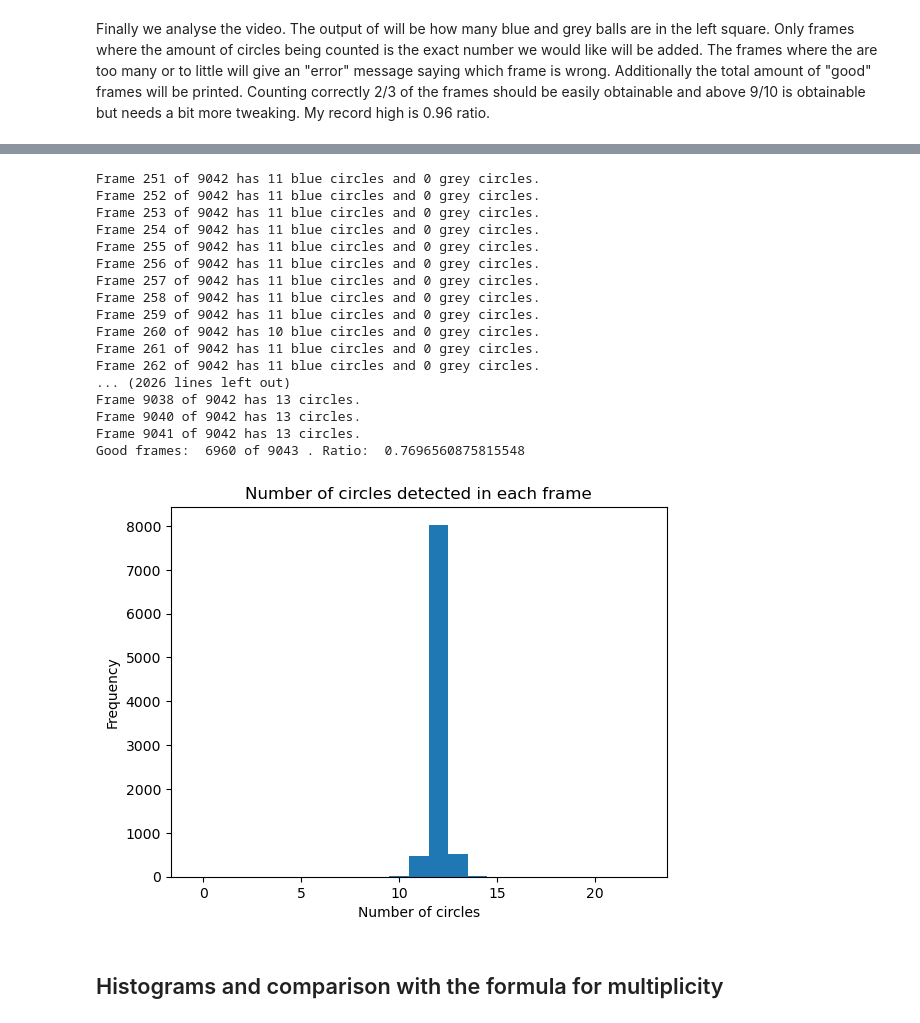
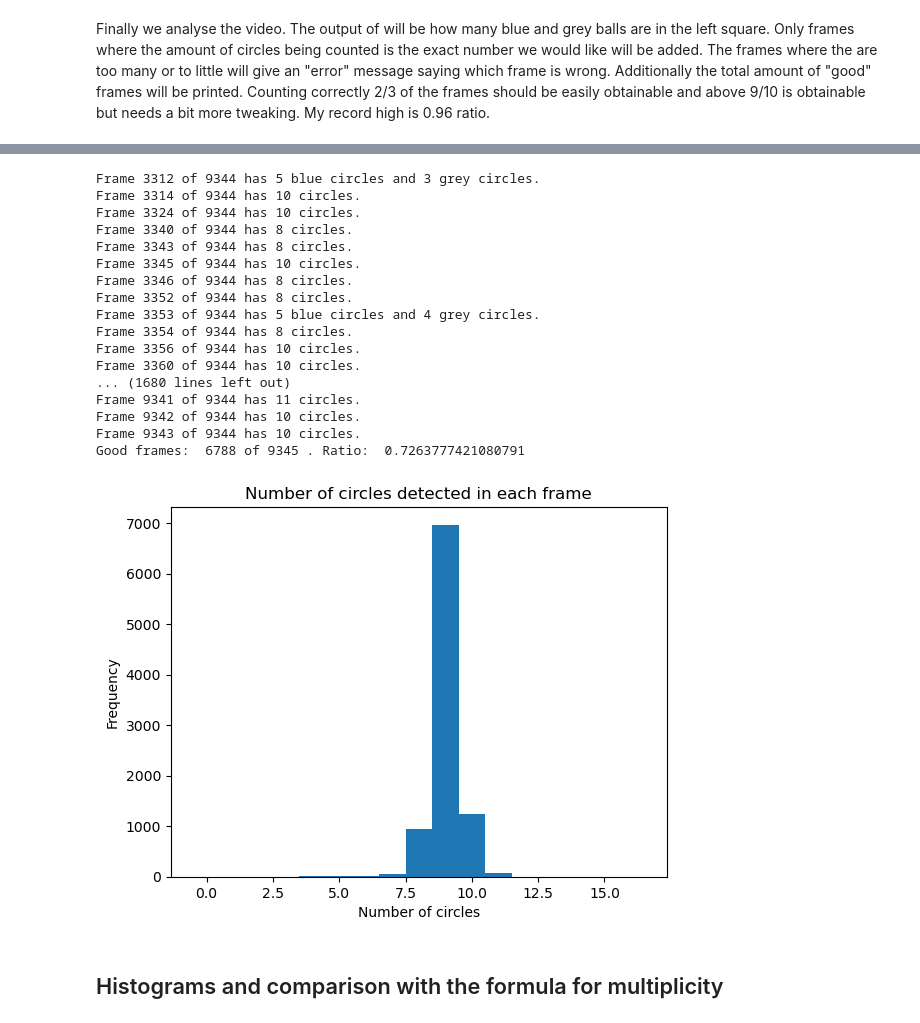
Before and after one commit to Focus9752/termo-lab, a Jupyter notebook: Den Anden Lov/Kattebolde_tælleren.ipynb, the cells around one changed output, grey strips where cells are left out. Saved outputs shown, nothing was run; the diff lists cells and outputs as text; code cells hidden in the pictures.

```diff
--- a/Den Anden Lov/Kattebolde_tælleren.ipynb
+++ b/Den Anden Lov/Kattebolde_tælleren.ipynb
@@ -100,15 +153,17 @@ ksize = 7
 # %%
-true_N_circles = 12
+N_b, N_g = 6,3 # Expected number of blue and grey balls
+N = N_b + N_g # Total number of balls
 
 # Setting the parameters for the HoughCircles function
 dp = 1.7
-mindist = 50
+mindist = 40
 par1 = 30
-par2 = 35
+par2 = 39
 minr = 40
-maxr = 55
+maxr = 50
 # Setting the kernel size for the blurring. Can only be odd numbers
 ksize = 7
+
 
 img = image_cal[y1:y2, x1:x2].copy()
 
@@ -123,15 +178,24 @@ for pt in circles: #We go through all the circles found
     x, y, r, rt  = int(pt[0]), int(pt[1]), int(0.9*pt[2]), int(pt[2]) # Extracting the x, y and r values of the circle
     C = frame[int(y-r/2):int(y+r/2), int(x-r/2):int(x+r/2)] # We slice the image to get the circle
     BGR = np.nanmean(np.nanmean(C,axis=0),axis = 0) # We average the slice to find the color of the ball
-    if BGR[2] < 150: # We use the BGR value to determine the color of the circle
+    # if BGR[2] < 150: # We use the BGR value to determine the color of the circle
+    #     bgr = (255, 0, 0) #Setting the color of the circle, this color is blue
+    # elif BGR[2] > 150:
+    #     bgr = (255, 255, 255)
+    # else:
+    #     print('Error')
+    #     bgr = (0, 0, 255)
+
+    if BGR[0] > 80 and BGR[2] < 100: # Check if blue is dominant
         bgr = (255, 0, 0) #Setting the color of the circle, this color is blue
-    elif BGR[2] > 150:
-        bgr = (255, 255, 255)
+    elif np.abs(BGR[0] - BGR[1]) < 50 and np.abs(BGR[0] - BGR[2]) < 50 and np.abs(BGR[1] - BGR[2]) < 50: # Check if all channels are similar
+        bgr = (255, 255, 255) # This color is grey
     else:
         print('Error')
-        bgr = (0, 0, 255)
+
     cv2.circle(img, (pt[0], pt[1]), pt[2], bgr, 3) # We draw the circle on the image
     cv2.circle(img, (pt[0], pt[1]), 1, (0, 0, 0), 5)
+
 
 fig, ax = plt.subplots(1, 2, figsize=(10, 10))
 plt_image = cv2.cvtColor(img, cv2.COLOR_BGR2RGB)
@@ -155,8 +219,6 @@ Finally we analyse the video. The output of will be how many blue and grey balls
 # %%
 
 cap = cv2.VideoCapture(file) # Opening the video file
-N_b, N_g = 12,0 # Expected number of blue and grey balls
-N = N_b + N_g # Expected number of circles to detect
 blue_in_left, grey_in_left = [] , [] # Making lists to store the number of blue and grey circles in the left side of the screen
 c_count = [] # Making a list to store the number of circles detected in each frame
 i = 1 #Frame counter
@@ -184,11 +246,11 @@ while True:
             x, y, r = int(pt[0]), int(pt[1]), int(0.9*pt[2])
             C = frame[int(y-r/2):int(y+r/2), int(x-r/2):int(x+r/2)] # Getting the pixels which the circle covers
             BGR = C.mean(axis=0).mean(axis=0) # Getting the average color of the circle
-            if BGR[2] < 150: # If the circle is blue
+            if BGR[0] > 100 and BGR[2] < 100: # If the circle is blue
                 ball_count[1] += 1
                 if x < new_center: # If the circle is on the left side of the screen
                     b_n += 1
-            elif BGR[2] > 150: # If the circle is grey
+            elif np.abs(BGR[0] - BGR[1]) < 50 and np.abs(BGR[0] - BGR[2]) < 50 and np.abs(BGR[1] - BGR[2]) < 50: # If the circle is grey
                 ball_count[2] += 1
                 if x < new_center: # If the circle is on the left side of the screen
                     g_n += 1
@@ -210,8 +272,10 @@ plt.xlabel('Number of circles')
 plt.ylabel('Frequency')
 plt.title('Number of circles detected in each frame')
 
-# Save the amount of blue and grey balls in the left side of the screen, as well as c_count in a .npy file
-np.savez('12_blå_bolde.npz', blue_in_left=blue_in_left, grey_in_left=grey_in_left, c_count=c_count)
+# Save the data
+dict_to_save = {'blue_in_left': blue_in_left, 'grey_in_left': grey_in_left, "c_count": c_count, 'counter': counter, 'num_frames': num_frames}
+file_name = str(N_b) + '_b_' + str(N_g )+ '_g' + '.npy'
+np.save(file_name, dict_to_save)
 
 cap.release() # Closing the video file
 # %% [output]
@@ -235,18 +299,18 @@ Frame 233 of 9042 has 13 circles.
-Frame 251 of 9042 has 11 blue circles and 0 grey circles.
-Frame 252 of 9042 has 11 blue circles and 0 grey circles.
-Frame 253 of 9042 has 11 blue circles and 0 grey circles.
-Frame 254 of 9042 has 11 blue circles and 0 grey circles.
-Frame 255 of 9042 has 11 blue circles and 0 grey circles.
-Frame 256 of 9042 has 11 blue circles and 0 grey circles.
-Frame 257 of 9042 has 11 blue circles and 0 grey circles.
-Frame 258 of 9042 has 11 blue circles and 0 grey circles.
-Frame 259 of 9042 has 11 blue circles and 0 grey circles.
-Frame 260 of 9042 has 10 blue circles and 0 grey circles.
-Frame 261 of 9042 has 11 blue circles and 0 grey circles.
-Frame 262 of 9042 has 11 blue circles and 0 grey circles.
-... (2026 lines left out)
-Frame 9038 of 9042 has 13 circles.
-Frame 9040 of 9042 has 13 circles.
-Frame 9041 of 9042 has 13 circles.
-Good frames:  6960 of 9043 . Ratio:  0.7696560875815548
+Frame 3312 of 9344 has 5 blue circles and 3 grey circles.
+Frame 3314 of 9344 has 10 circles.
+Frame 3324 of 9344 has 10 circles.
+Frame 3340 of 9344 has 8 circles.
+Frame 3343 of 9344 has 8 circles.
+Frame 3345 of 9344 has 10 circles.
+Frame 3346 of 9344 has 8 circles.
+Frame 3352 of 9344 has 8 circles.
+Frame 3353 of 9344 has 5 blue circles and 4 grey circles.
+Frame 3354 of 9344 has 8 circles.
+Frame 3356 of 9344 has 10 circles.
+Frame 3360 of 9344 has 10 circles.
+... (1680 lines left out)
+Frame 9341 of 9344 has 11 circles.
+Frame 9342 of 9344 has 10 circles.
+Frame 9343 of 9344 has 10 circles.
+Good frames:  6788 of 9345 . Ratio:  0.7263777421080791
-[figure, old version]
+[figure, new version]
```
Also changed, not shown: parts of 17 cells of this notebook, 5 other files.
